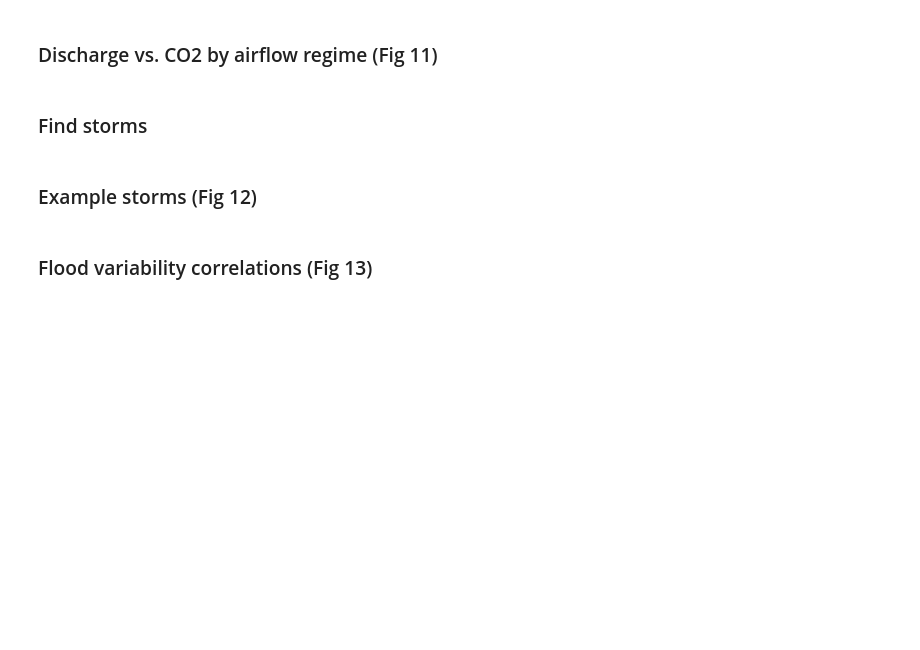
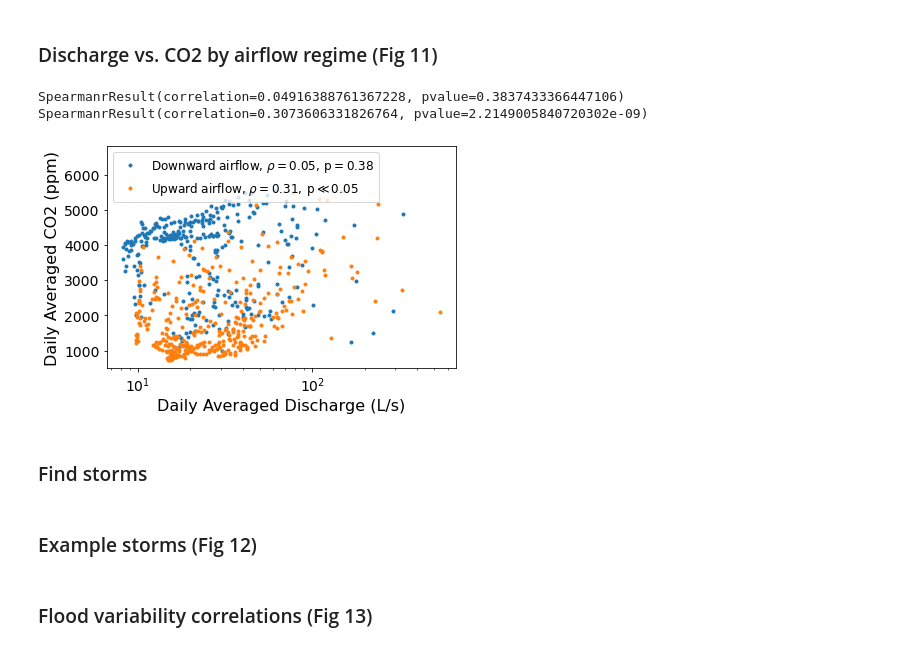
Before and after one commit to CovingtonResearchGroup/Cave-Airflow-and-Dissolution-Rates-Blowing-Springs, a Jupyter notebook: Blowing-Springs-Plots-for-manuscript-final-version.ipynb, the cells around one changed output. Saved outputs shown, nothing was run; the diff lists cells and outputs as text; code cells hidden in the pictures; blank space fills up the shorter version.

Commit message:
added color to Fig 11

```diff
--- a/Blowing-Springs-Plots-for-manuscript-final-version.ipynb
+++ b/Blowing-Springs-Plots-for-manuscript-final-version.ipynb
@@ -527,21 +576,25 @@ savefig('Fig10.pdf')
 ### Discharge vs. CO2 by airflow regime (Fig 11)
 # %%
 figure()
-semilogx(dr_ot_day.discharge[downward], dr_ot_day.CO2[downward],'.',color='0.2' )
-semilogx(dr_ot_day.discharge[upward], dr_ot_day.CO2[upward],'.',color='0.6' )
+semilogx(dr_ot_day.discharge[downward], dr_ot_day.CO2[downward],'.',color='C0' )
+semilogx(dr_ot_day.discharge[upward], dr_ot_day.CO2[upward],'.',color='C1' )
 
 legend([r'Downward airflow, $\rho=0.05,\, {\rm p}=0.38$',r'Upward airflow, $\rho=0.31,\, {\rm p}\ll 0.05$'], loc='upper left', fontsize=12)
 xlabel('Daily Averaged Discharge (L/s)', fontsize=16)# (Sugar Creek)')
 ylabel('Daily Averaged CO2 (ppm)', fontsize=16)
 ylim([500,6800])
 
 ax = gca()
 ax.tick_params('both', labelsize=14)
 
 tight_layout()
 print(spearmanr(dr_ot_day.discharge[downward], dr_ot_day.CO2[downward]))
 print(spearmanr(dr_ot_day.discharge[upward], dr_ot_day.CO2[upward]))
 savefig('Fig11.pdf')
+# %% [output]
+SpearmanrResult(correlation=0.04916388761367228, pvalue=0.3837433366447106)
+SpearmanrResult(correlation=0.3073606331826764, pvalue=2.2149005840720302e-09)
+[figure, added]
 # %% [markdown]
 ### Find storms
 # %%
```
Also changed, not shown: parts of 12 cells of this notebook, 10 other files.
